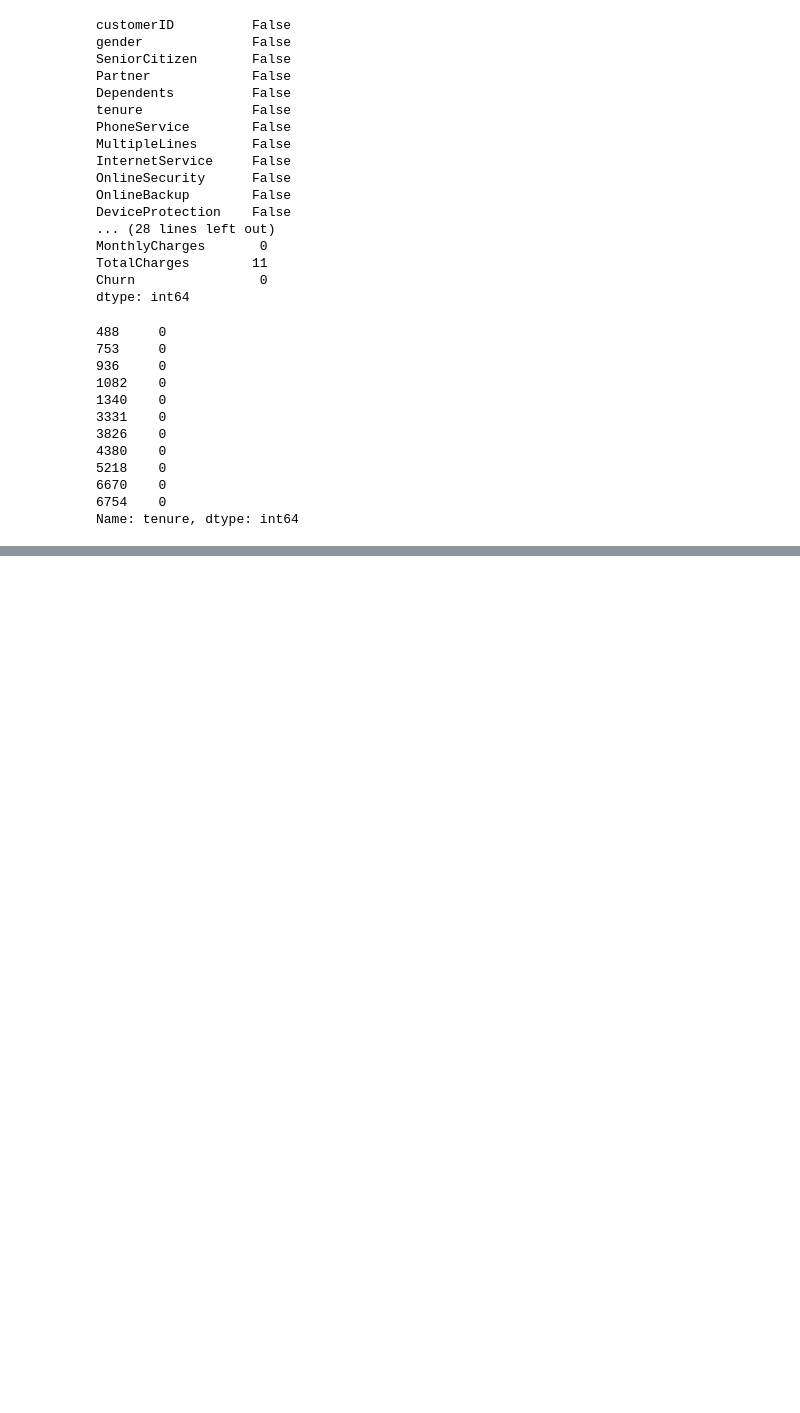
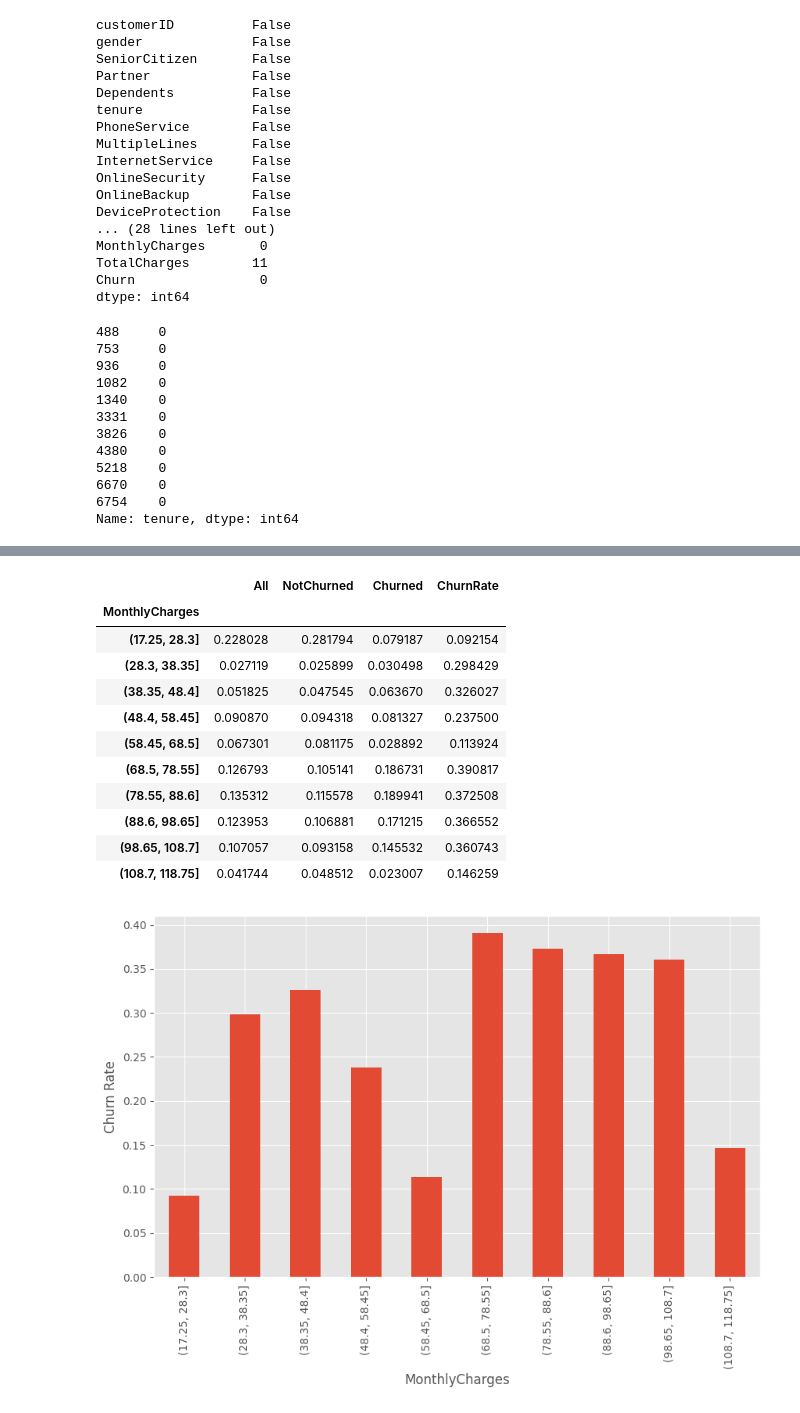
Before and after one commit to davidlvt6992/customer-churn-prediction, a Jupyter notebook: notebooks/01_eda.ipynb, the cells around one changed output, grey strips where cells are left out. Saved outputs shown, nothing was run; the diff lists cells and outputs as text; code cells hidden in the pictures; blank space fills up the shorter version.

```diff
--- a/notebooks/01_eda.ipynb
+++ b/notebooks/01_eda.ipynb
@@ -840,0 +417,36 @@ clean_df.query('MonthlyCharges != TotalCharges')
+# %%
+# MonthlyCharges
+# -----------------------------
+num_of_bins = 10
+mc_bins = make_bins(clean_df['MonthlyCharges'], bins=num_of_bins)
+
+rows = 'MonthlyCharges'
+cols = 'Churn'
+churn_labels = ['All', 'NotChurned', 'Churned']
+
+
+mc_by_churn_df = col_by_col(clean_df, rows=rows, cols=cols, rows_bins=mc_bins, cols_labels=churn_labels)
+
+mc_composition_df = mc_by_churn_df.div(
+    mc_by_churn_df.sum(axis=0),
+    axis=1
+)
+churn_rate_df = churn_rate(mc_by_churn_df,
+                        plot=True)
+
+info_table = pd.concat([mc_composition_df, churn_rate_df], axis=1)
+info_table
+# %% [output]
+|  | All | NotChurned | Churned | ChurnRate |
+| MonthlyCharges |  |  |  |  |
+| (17.25, 28.3] | 0.228028 | 0.281794 | 0.079187 | 0.092154 |
+| (28.3, 38.35] | 0.027119 | 0.025899 | 0.030498 | 0.298429 |
+| (38.35, 48.4] | 0.051825 | 0.047545 | 0.063670 | 0.326027 |
+| (48.4, 58.45] | 0.090870 | 0.094318 | 0.081327 | 0.237500 |
+| (58.45, 68.5] | 0.067301 | 0.081175 | 0.028892 | 0.113924 |
+| (68.5, 78.55] | 0.126793 | 0.105141 | 0.186731 | 0.390817 |
+| (78.55, 88.6] | 0.135312 | 0.115578 | 0.189941 | 0.372508 |
+| (88.6, 98.65] | 0.123953 | 0.106881 | 0.171215 | 0.366552 |
+| (98.65, 108.7] | 0.107057 | 0.093158 | 0.145532 | 0.360743 |
+| (108.7, 118.75] | 0.041744 | 0.048512 | 0.023007 | 0.146259 |
+[figure, added]
```
Also changed, not shown: parts of 74 cells of this notebook.
